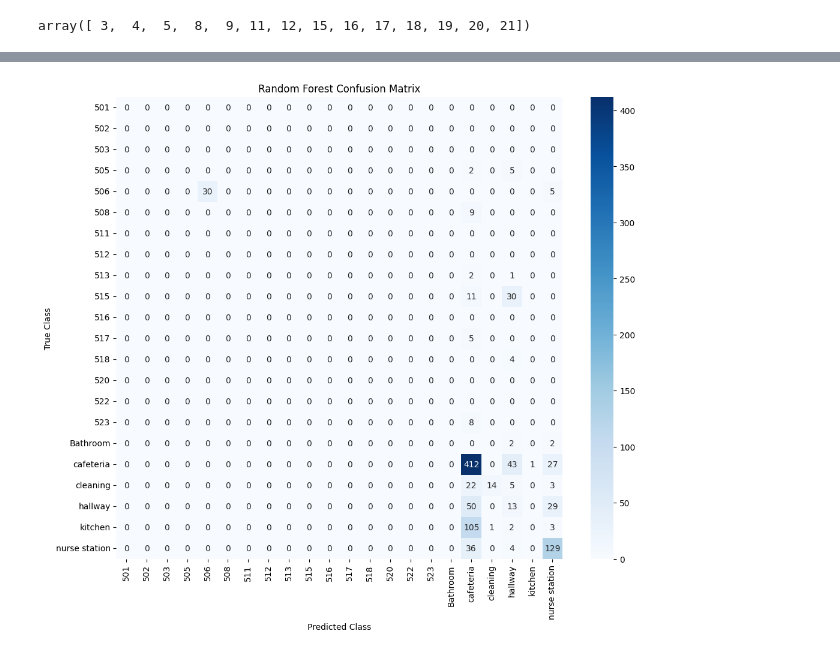
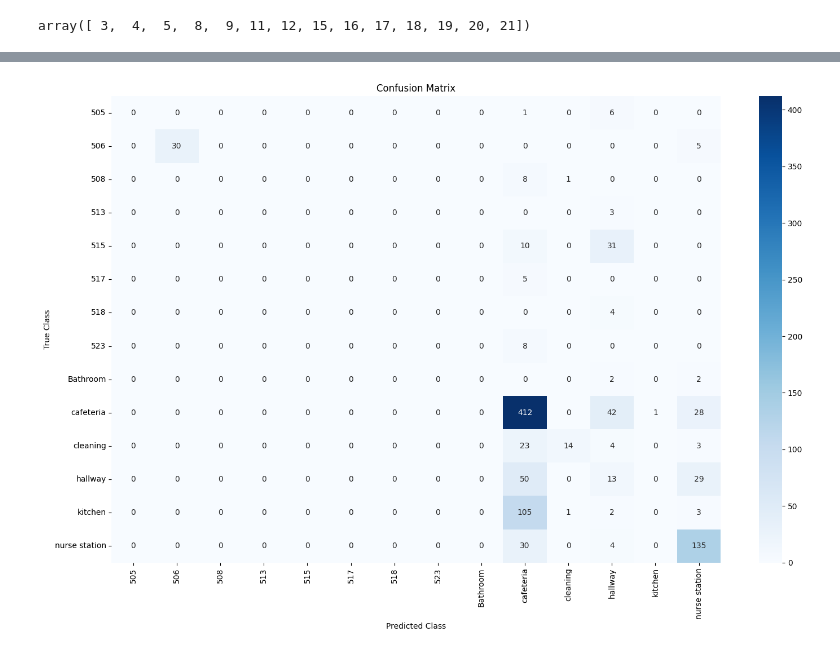
Before and after one commit to melikas/Thunderbolts-W, a Jupyter notebook: notebooks/models.ipynb, the cells around one changed output, grey strips where cells are left out. Cells and saved outputs as stored; diff of their text form; code cells hidden in the pictures.

```diff
--- a/notebooks/models.ipynb
+++ b/notebooks/models.ipynb
@@ -126,15 +124,25 @@ preprocessor = ColumnTransformer(
 )
 # %%
 rf = RandomForestClassifier(
-    n_estimators=600,
-    max_depth=12,
-    min_samples_leaf=5,
-    min_samples_split=10,
+    criterion='entropy',
+    n_estimators=800,
+    max_depth=15,
+    min_samples_leaf=3,
+    min_samples_split=20,
     max_features="sqrt",
-    class_weight="balanced_subsample",
+    class_weight='balanced',
     bootstrap=True,
     random_state=42,
     n_jobs=-1
 )
+
+pipeline = Pipeline([
+    ("preprocess", preprocessor),
+    ("classifier", rf)
+])
+
+pipeline.fit(X_train, y_train_encoded)
+
+y_pred = pipeline.predict(X_test)
 # %%
 xgb_model = XGBClassifier(
@@ -259,0 +205,6 @@ Recall: 0.16
+# %%
+f1_per_class = f1_score(y_test_encoded, y_pred, average=None)
+test_classes = np.unique(le.inverse_transform(y_test_encoded))
+sorted_idx = np.argsort(f1_per_class)[::-1]
+sorted_classes = [test_classes[i] for i in sorted_idx]
+sorted_f1 = [f1_per_class[i] for i in sorted_idx]
@@ -260,11 +229,13 @@ Recall: 0.16
 # %%
-cm = confusion_matrix(y_test_encoded, y_pred, labels=range(len(le.classes_)))
-cm_df = pd.DataFrame(cm, index=le.classes_, columns=le.classes_)
-plt.figure(figsize=(12, 10))
+cm = confusion_matrix(y_test_encoded, y_pred, labels=np.unique(y_test_encoded))
+cm_df = pd.DataFrame(cm, index=test_classes, columns=test_classes)
+plt.figure(figsize=(15, 10))
 sns.heatmap(cm_df, annot=True, fmt='d', cmap='Blues')
-plt.title('Random Forest Confusion Matrix')
+plt.title('Confusion Matrix')
 plt.ylabel('True Class')
 plt.xlabel('Predicted Class')
+plt.tight_layout()
+plt.savefig("../figs/confusion_matrix.png")
 plt.show()
 # %% [output]
-[figure, old version]
+[figure, new version]
```
Also changed, not shown: parts of 16 cells of this notebook.
